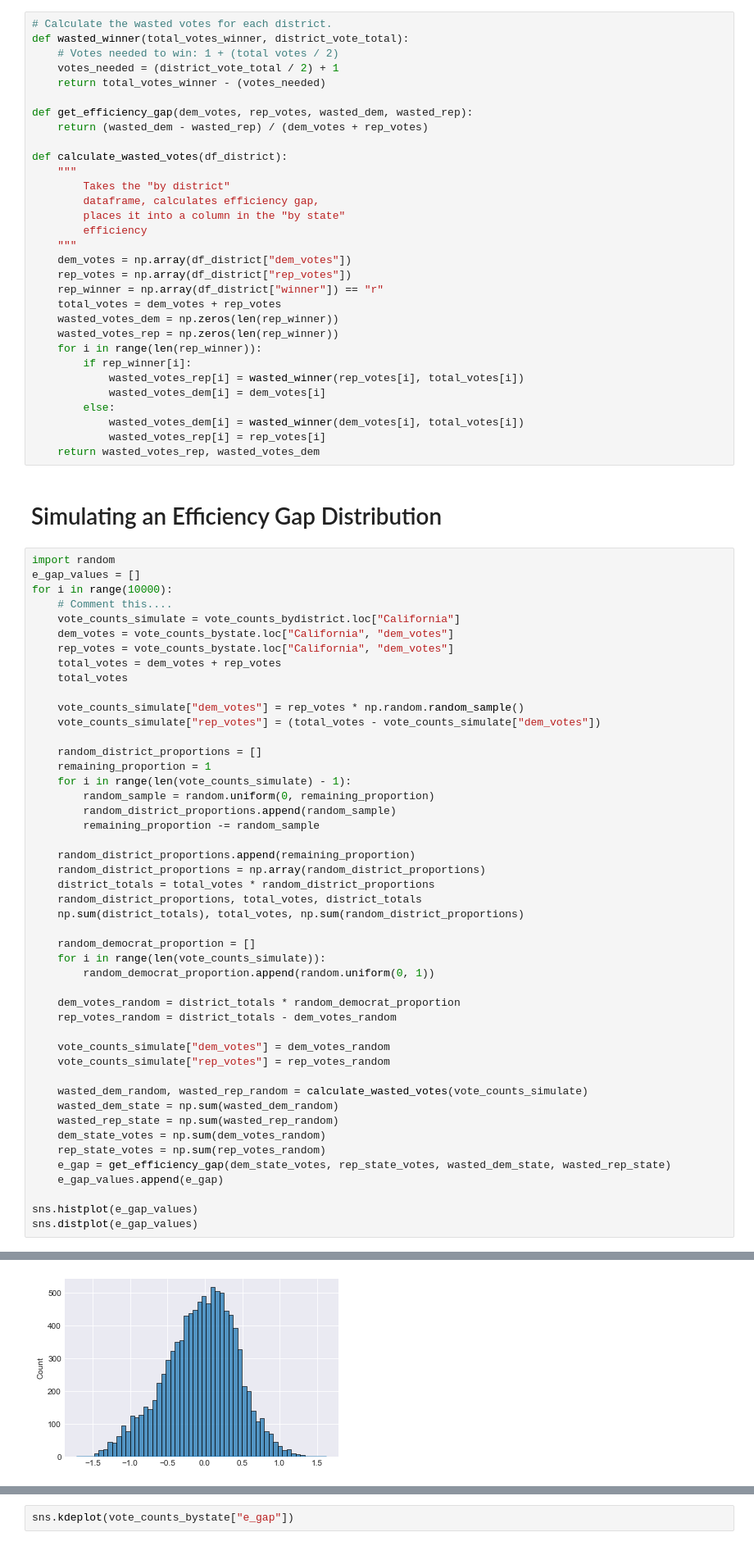
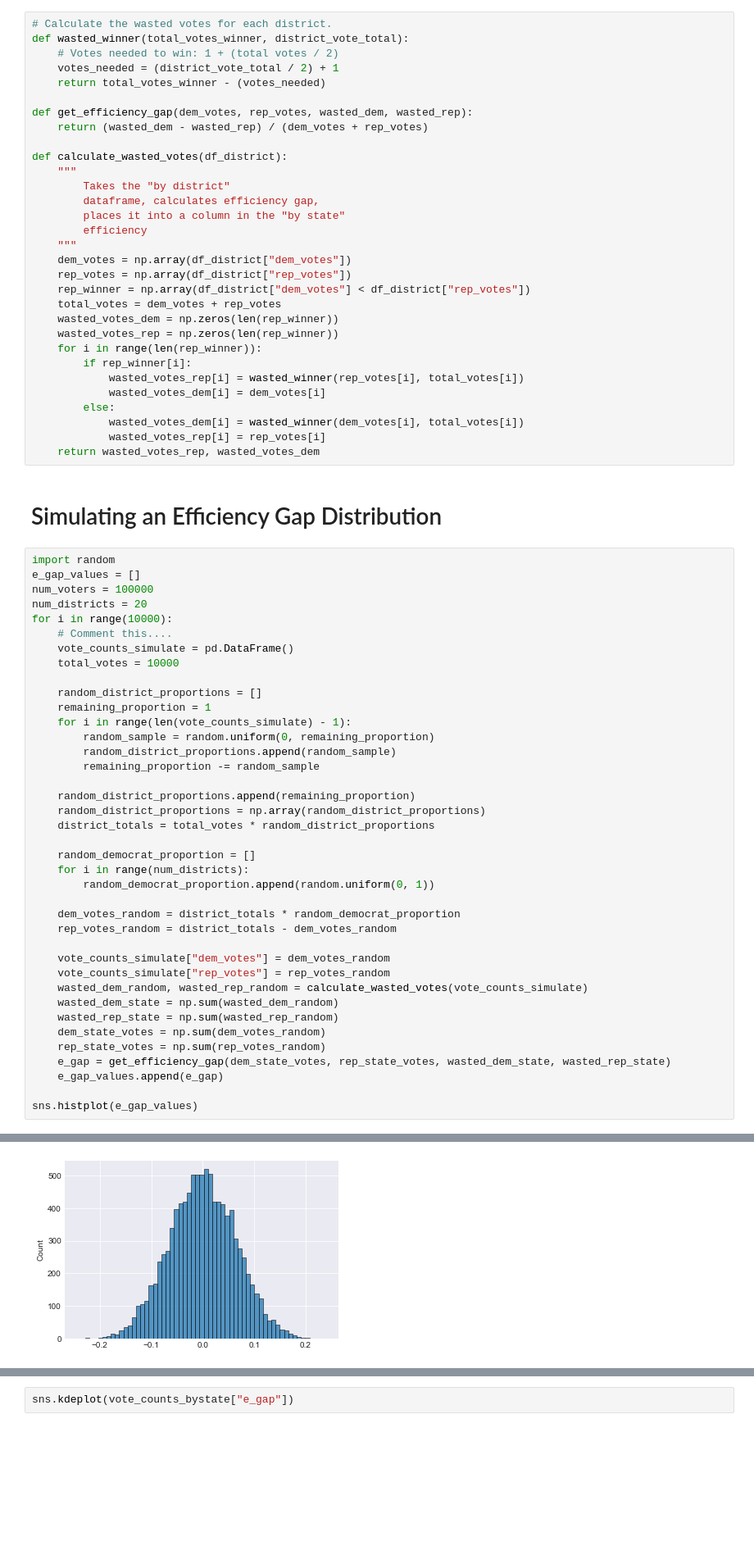
Before and after one commit to dpalencia/cs541g3, a Jupyter notebook: Notebooks/Data Understanding/District Vote Counts - Gerrymandering Analysis.ipynb, the cells around one changed output, grey strips where cells are left out. Shown at 82% size. Drawn from its saved outputs; the diff is of its cells as text; blank space fills up the shorter version.

```diff
--- a/Notebooks/Data Understanding/District Vote Counts - Gerrymandering Analysis.ipynb
+++ b/Notebooks/Data Understanding/District Vote Counts - Gerrymandering Analysis.ipynb
@@ -243,7 +243,7 @@ def calculate_wasted_votes(df_district):
     """
     dem_votes = np.array(df_district["dem_votes"])
     rep_votes = np.array(df_district["rep_votes"])
-    rep_winner = np.array(df_district["winner"]) == "r"
+    rep_winner = np.array(df_district["dem_votes"] < df_district["rep_votes"])
     total_votes = dem_votes + rep_votes
     wasted_votes_dem = np.zeros(len(rep_winner))
     wasted_votes_rep = np.zeros(len(rep_winner))
@@ -260,16 +260,12 @@ def calculate_wasted_votes(df_district):
 # %%
 import random
 e_gap_values = []
+num_voters = 100000
+num_districts = 20
 for i in range(10000):
     # Comment this....
-    vote_counts_simulate = vote_counts_bydistrict.loc["California"]
-    dem_votes = vote_counts_bystate.loc["California", "dem_votes"]
-    rep_votes = vote_counts_bystate.loc["California", "dem_votes"]
-    total_votes = dem_votes + rep_votes
-    total_votes
-
-    vote_counts_simulate["dem_votes"] = rep_votes * np.random.random_sample()
-    vote_counts_simulate["rep_votes"] = (total_votes - vote_counts_simulate["dem_votes"])
+    vote_counts_simulate = pd.DataFrame()
+    total_votes = 10000
 
     random_district_proportions = []
     remaining_proportion = 1
@@ -281,11 +277,9 @@ for i in range(10000):
     random_district_proportions.append(remaining_proportion)
     random_district_proportions = np.array(random_district_proportions)
     district_totals = total_votes * random_district_proportions
-    random_district_proportions, total_votes, district_totals
-    np.sum(district_totals), total_votes, np.sum(random_district_proportions)
 
     random_democrat_proportion = []
-    for i in range(len(vote_counts_simulate)):
+    for i in range(num_districts):
         random_democrat_proportion.append(random.uniform(0, 1))
 
     dem_votes_random = district_totals * random_democrat_proportion
@@ -293,7 +287,6 @@ for i in range(10000):
 
     vote_counts_simulate["dem_votes"] = dem_votes_random
     vote_counts_simulate["rep_votes"] = rep_votes_random
-
     wasted_dem_random, wasted_rep_random = calculate_wasted_votes(vote_counts_simulate)
     wasted_dem_state = np.sum(wasted_dem_random)
     wasted_rep_state = np.sum(wasted_rep_random)
@@ -303,5 +296,4 @@ for i in range(10000):
     e_gap_values.append(e_gap)
 
 sns.histplot(e_gap_values)
-sns.distplot(e_gap_values)
 # %% [output]
@@ -327 +301 @@ See the caveats in the documentation: https://pandas.pydata.org/pandas-docs/stab
-[figure, old version]
+[figure, new version]
```
Also changed, not shown: parts of 3 cells of this notebook.
